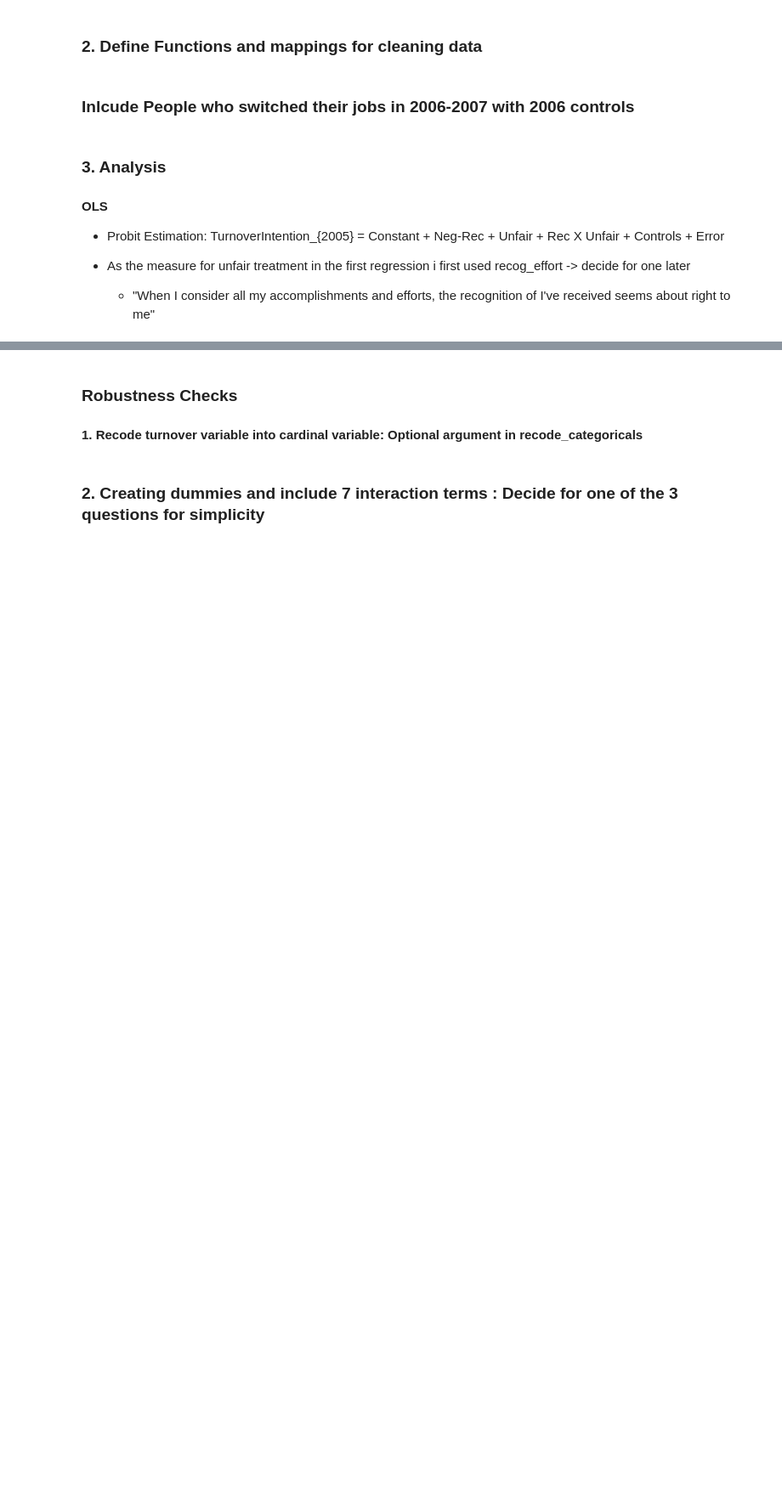
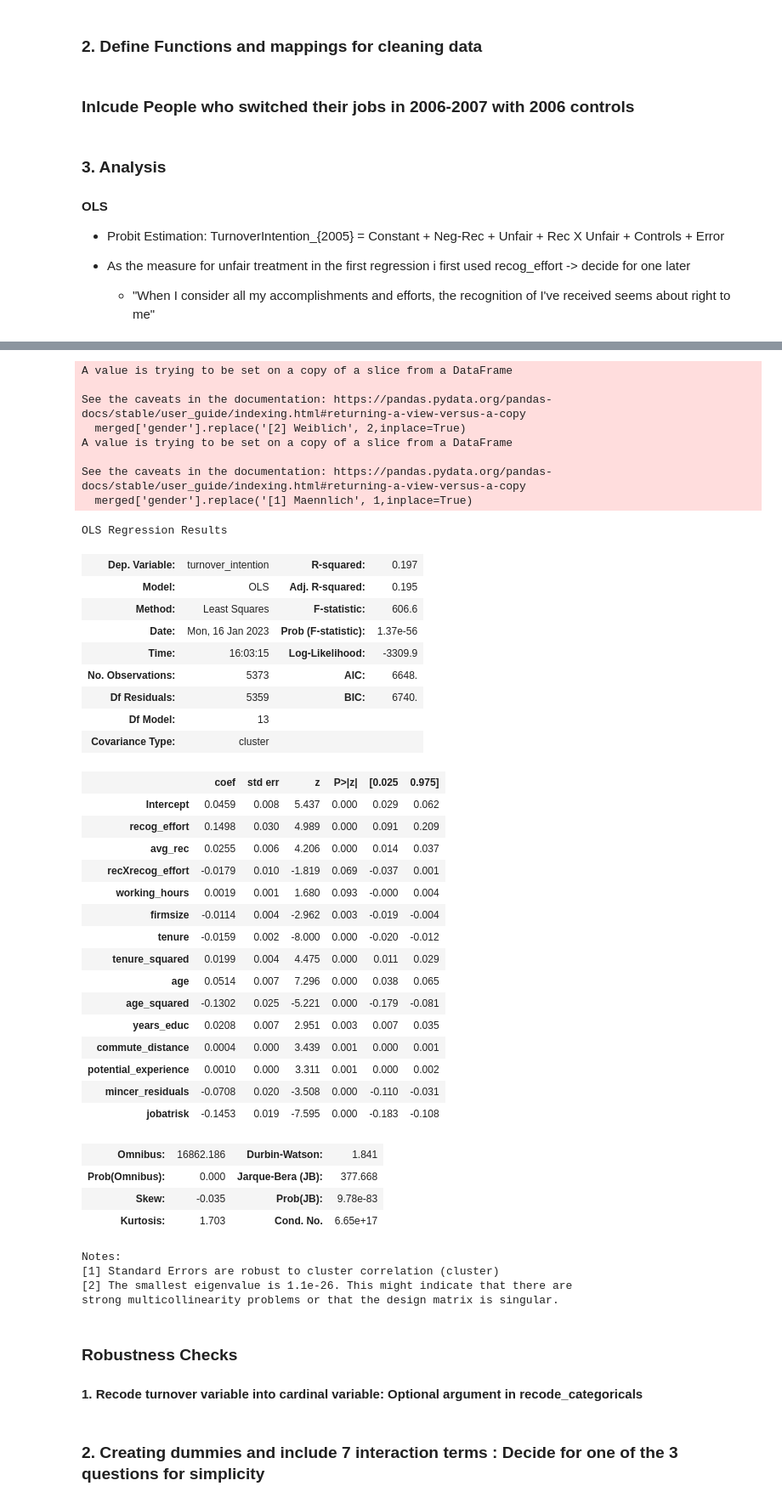
Before and after one commit to maxxxbb/ResearchModule, a Jupyter notebook: src/data_management/FirstRegression.ipynb, the cells around one changed output, grey strips where cells are left out. Shown at 85% size. Saved outputs shown, nothing was run; the diff lists cells and outputs as text; code cells hidden in the pictures; blank space fills up the shorter version.

```diff
--- a/src/data_management/FirstRegression.ipynb
+++ b/src/data_management/FirstRegression.ipynb
@@ -34,7 +34,7 @@ data05 = pd.read_stata(file_paths[0], columns=["pid","hid", "syear","vp12602", "
 df_2005 = data05.rename(columns={ 'vp12602': 'take_revenge', 'vp12603': 'similar_problems', 'vp12605': 'insult_back'})
 # create dummies for take_revenge question
 # Create dummy variables
-dummies = pd.get_dummies(df_2005['insult_back'])
+dummies = pd.get_dummies(df_2005['similar_problems'])
 
 # Join the dummy variables to the original dataframe
 df_2005 = pd.concat([df_2005, dummies], axis=1)
@@ -420,7 +420,7 @@ def include_jobchangers(data07,onlynewemployer=True,worksatisfaction=False,rc_ca
     # read in cleaned 2006 dataset:
     #  change path here : Maxie: '/Users/maxieschulze/Documents/Dokumente - MacBook Pro von Maxie/5. Semester/Research Module/ResearchModule/src/data_management/2006jobchange.csv'
     #                     Max 'C:/Users/max-admin/Desktop/Masterstudium/WiSe_22_23/Research_Module/finalproj/src/data_management/2006jobchange.csv'
-    observations_2006 = pd.read_csv('/Users/maxieschulze/Documents/Dokumente - MacBook Pro von Maxie/5. Semester/Research Module/ResearchModule/src/data_management/2006jobchange.csv')
+    observations_2006 = pd.read_csv('C:/Users/max-admin/Desktop/Masterstudium/WiSe_22_23/Research_Module/finalproj/src/data_management/2006jobchange.csv')
     # some initial datamanagement
     observations_2006.reset_index(inplace=True)
     observations_2006.set_index(["pid","hid"], inplace=True)
@@ -466,25 +477,69 @@ def include_jobchangers(data07,onlynewemployer=True,worksatisfaction=False,rc_ca
 # %%
 df_OLS = include_jobchangers(add_mincer_residuals(merge_and_clean(df_05,df_06,df_07,work07)))
 # add interaction term
 df_OLS["recXrecog_effort"] = df_OLS["recog_effort"] * df_OLS["avg_rec"]
 
 ## Drop n.a.n.s
 df_OLS.drop(columns=['similar_problems', 'take_revenge', 'insult_back', 'felt_recog_sup', 'felt_recog_effort',
        'recog_personal', 'felt_recog_personal', 'recog_pay', 'felt_recog_pay', 'year_birth', 'new_job',
        'reason_new_job', 'school_degree','overtime', 'recog_sup','wage_lastmonth', 'rec1' , 'rec2' , 'rec3' , 'rec4', 'rec5' , 'rec6' , 'rec7' , 'work_satisfaction'], inplace=True)
 df_OLS.dropna(inplace=True)
 # drop missing data in regression dataframe
 
 
 # Specify model
 formula_main = 'turnover_intention ~ recog_effort + avg_rec + recXrecog_effort + working_hours + firmsize + tenure + tenure_squared + age + age_squared + years_educ + commute_distance + potential_experience + mincer_residuals + jobatrisk'
 
 # Fit the regression and cluster on the sector variable
 reg = smf.ols(formula_main, data=df_OLS).fit(cov_type='cluster', cov_kwds={'groups': df_OLS['sector']})
 
 # Print the regression results
 summary = reg.summary()
 #print(summary.as_latex())
+summary
+# %% [output]
+A value is trying to be set on a copy of a slice from a DataFrame
+
+See the caveats in the documentation: https://pandas.pydata.org/pandas-docs/stable/user_guide/indexing.html#returning-a-view-versus-a-copy
+  merged['gender'].replace('[2] Weiblich', 2,inplace=True)
+A value is trying to be set on a copy of a slice from a DataFrame
+
+See the caveats in the documentation: https://pandas.pydata.org/pandas-docs/stable/user_guide/indexing.html#returning-a-view-versus-a-copy
+  merged['gender'].replace('[1] Maennlich', 1,inplace=True)
+OLS Regression Results
+| Dep. Variable: | turnover_intention | R-squared: | 0.197 |
+| Model: | OLS | Adj. R-squared: | 0.195 |
+| Method: | Least Squares | F-statistic: | 606.6 |
+| Date: | Mon, 16 Jan 2023 | Prob (F-statistic): | 1.37e-56 |
+| Time: | 16:03:15 | Log-Likelihood: | -3309.9 |
+| No. Observations: | 5373 | AIC: | 6648. |
+| Df Residuals: | 5359 | BIC: | 6740. |
+| Df Model: | 13 |  |  |
+| Covariance Type: | cluster |  |  |
+|  | coef | std err | z | P>|z| | [0.025 | 0.975] |
+| Intercept | 0.0459 | 0.008 | 5.437 | 0.000 | 0.029 | 0.062 |
+| recog_effort | 0.1498 | 0.030 | 4.989 | 0.000 | 0.091 | 0.209 |
+| avg_rec | 0.0255 | 0.006 | 4.206 | 0.000 | 0.014 | 0.037 |
+| recXrecog_effort | -0.0179 | 0.010 | -1.819 | 0.069 | -0.037 | 0.001 |
+| working_hours | 0.0019 | 0.001 | 1.680 | 0.093 | -0.000 | 0.004 |
+| firmsize | -0.0114 | 0.004 | -2.962 | 0.003 | -0.019 | -0.004 |
+| tenure | -0.0159 | 0.002 | -8.000 | 0.000 | -0.020 | -0.012 |
+| tenure_squared | 0.0199 | 0.004 | 4.475 | 0.000 | 0.011 | 0.029 |
+| age | 0.0514 | 0.007 | 7.296 | 0.000 | 0.038 | 0.065 |
+| age_squared | -0.1302 | 0.025 | -5.221 | 0.000 | -0.179 | -0.081 |
+| years_educ | 0.0208 | 0.007 | 2.951 | 0.003 | 0.007 | 0.035 |
+| commute_distance | 0.0004 | 0.000 | 3.439 | 0.001 | 0.000 | 0.001 |
+| potential_experience | 0.0010 | 0.000 | 3.311 | 0.001 | 0.000 | 0.002 |
+| mincer_residuals | -0.0708 | 0.020 | -3.508 | 0.000 | -0.110 | -0.031 |
+| jobatrisk | -0.1453 | 0.019 | -7.595 | 0.000 | -0.183 | -0.108 |
+| Omnibus: | 16862.186 | Durbin-Watson: | 1.841 |
+| Prob(Omnibus): | 0.000 | Jarque-Bera (JB): | 377.668 |
+| Skew: | -0.035 | Prob(JB): | 9.78e-83 |
+| Kurtosis: | 1.703 | Cond. No. | 6.65e+17 |
+Notes:
+[1] Standard Errors are robust to cluster correlation (cluster)
+[2] The smallest eigenvalue is 1.1e-26. This might indicate that there are
+strong multicollinearity problems or that the design matrix is singular.
 # %% [markdown]
 ### Robustness Checks
 
```
Also changed, not shown: parts of 7 cells of this notebook.
